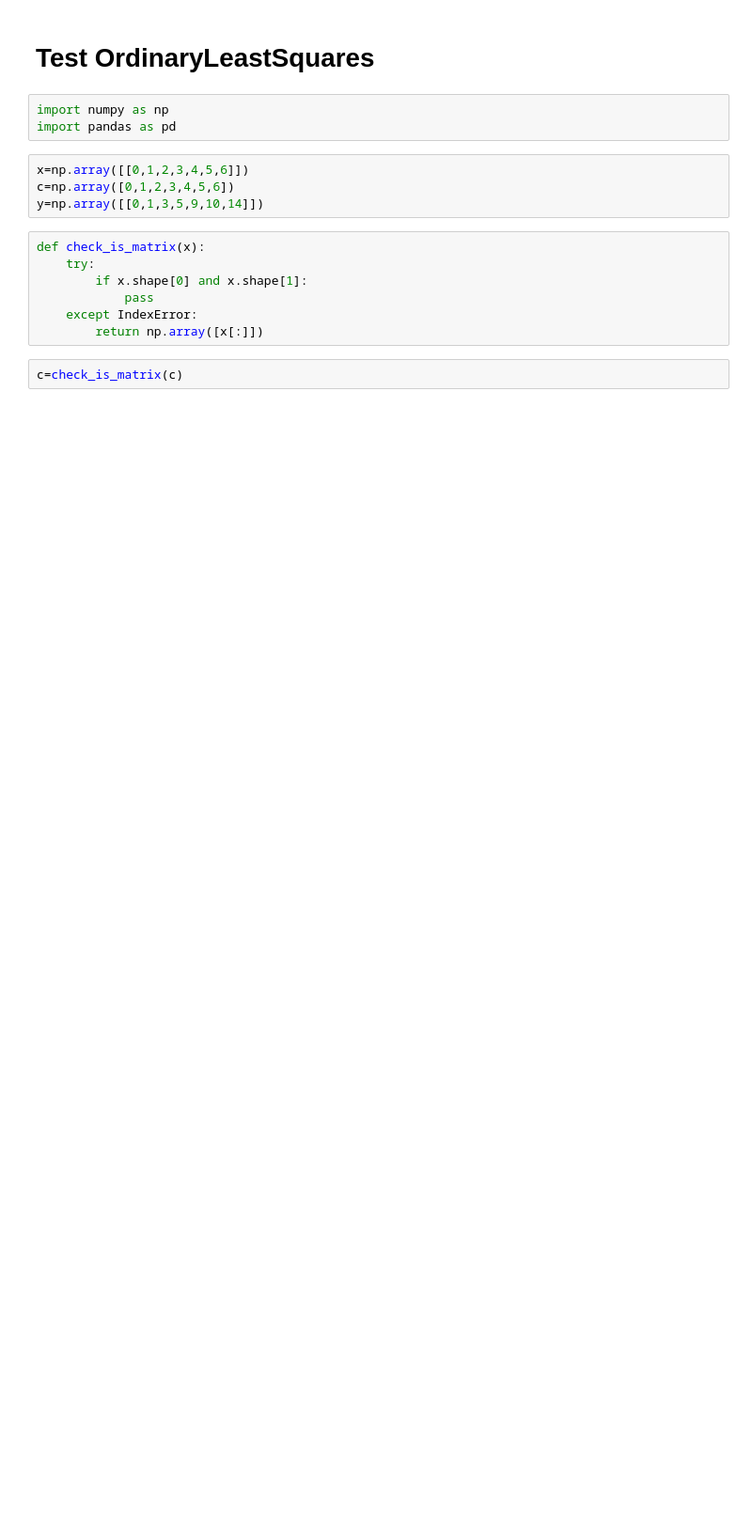
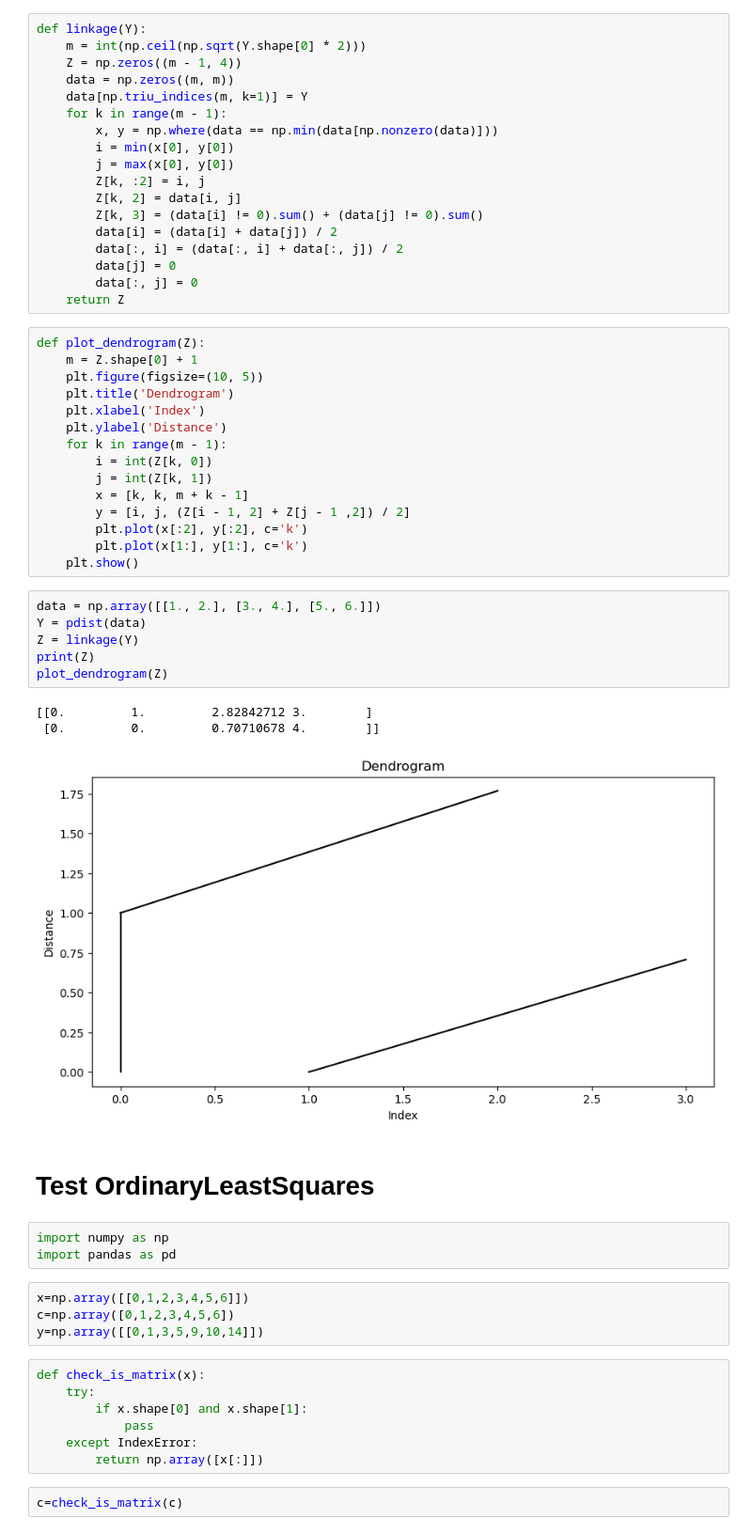
Before and after one commit to MGriot/chemtools, a Jupyter notebook: prova.ipynb, the cells around one changed output. Shown at 94% size. Drawn from its saved outputs; the diff is of its cells as text; blank space fills up the shorter version.

```diff
--- a/prova.ipynb
+++ b/prova.ipynb
@@ -1,3 +325,46 @@
+# %%
+def linkage(Y):
+    m = int(np.ceil(np.sqrt(Y.shape[0] * 2)))
+    Z = np.zeros((m - 1, 4))
+    data = np.zeros((m, m))
+    data[np.triu_indices(m, k=1)] = Y
+    for k in range(m - 1):
+        x, y = np.where(data == np.min(data[np.nonzero(data)]))
+        i = min(x[0], y[0])
+        j = max(x[0], y[0])
+        Z[k, :2] = i, j
+        Z[k, 2] = data[i, j]
+        Z[k, 3] = (data[i] != 0).sum() + (data[j] != 0).sum()
+        data[i] = (data[i] + data[j]) / 2
+        data[:, i] = (data[:, i] + data[:, j]) / 2
+        data[j] = 0
+        data[:, j] = 0
+    return Z
+# %%
+def plot_dendrogram(Z):
+    m = Z.shape[0] + 1
+    plt.figure(figsize=(10, 5))
+    plt.title('Dendrogram')
+    plt.xlabel('Index')
+    plt.ylabel('Distance')
+    for k in range(m - 1):
+        i = int(Z[k, 0])
+        j = int(Z[k, 1])
+        x = [k, k, m + k - 1]
+        y = [i, j, (Z[i - 1, 2] + Z[j - 1 ,2]) / 2]
+        plt.plot(x[:2], y[:2], c='k')
+        plt.plot(x[1:], y[1:], c='k')
+    plt.show()
+# %%
+data = np.array([[1., 2.], [3., 4.], [5., 6.]])
+Y = pdist(data)
+Z = linkage(Y)
+print(Z)
+plot_dendrogram(Z)
+# %% [output]
+[[0.         1.         2.82842712 3.        ]
+ [0.         0.         0.70710678 4.        ]]
+[figure, added]
 # %% [markdown]
 # Test OrdinaryLeastSquares
 # %%
```
Also changed, not shown: parts of 17 cells of this notebook, 14 other files.
